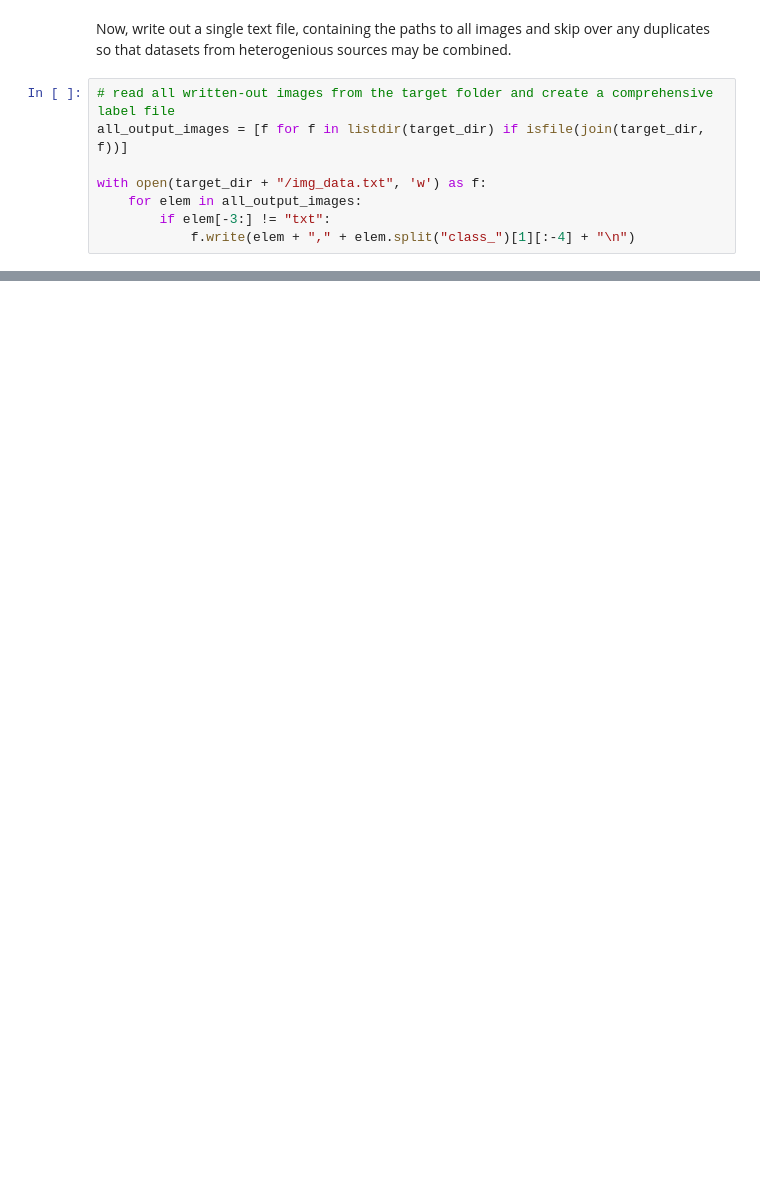
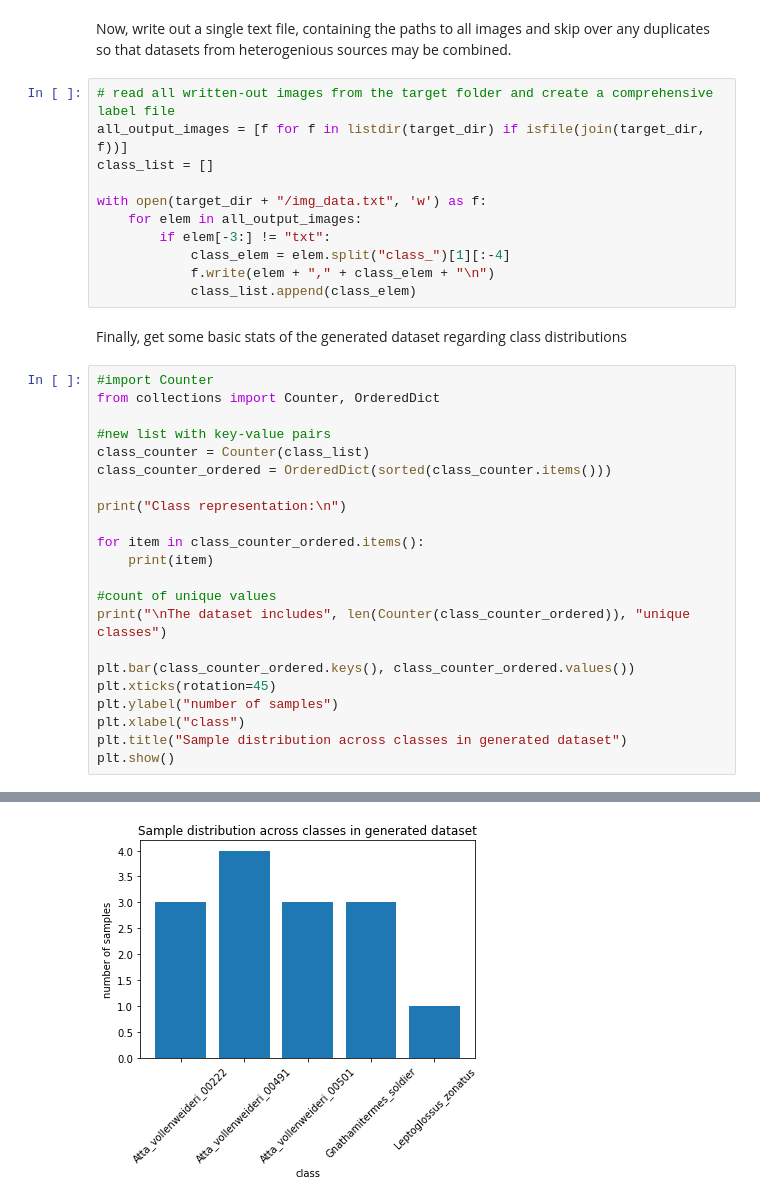
Before and after one commit to evo-biomech/replicAnt, a Jupyter notebook: UE5_parsers/Generate_Classification_Dataset.ipynb, the cells around one changed output, grey strips where cells are left out. Saved outputs shown, nothing was run; the diff lists cells and outputs as text; blank space fills up the shorter version.

Commit message:
Added basic class distribution display

```diff
--- a/UE5_parsers/Generate_Classification_Dataset.ipynb
+++ b/UE5_parsers/Generate_Classification_Dataset.ipynb
@@ -341,8 +378,36 @@ Now, write out a single text file, containing the paths to all images and skip o
 # %%
 # read all written-out images from the target folder and create a comprehensive label file
 all_output_images = [f for f in listdir(target_dir) if isfile(join(target_dir, f))]
+class_list = []
 
 with open(target_dir + "/img_data.txt", 'w') as f:
     for elem in all_output_images:
         if elem[-3:] != "txt":
-            f.write(elem + "," + elem.split("class_")[1][:-4] + "\n")
+            class_elem = elem.split("class_")[1][:-4]
+            f.write(elem + "," + class_elem + "\n")
+            class_list.append(class_elem)
+# %% [markdown]
+Finally, get some basic stats of the generated dataset regarding class distributions
+# %%
+#import Counter
+from collections import Counter, OrderedDict
+
+#new list with key-value pairs
+class_counter = Counter(class_list)
+class_counter_ordered = OrderedDict(sorted(class_counter.items()))
+
+print("Class representation:\n")
+
+for item in class_counter_ordered.items():
+    print(item)
+
+#count of unique values
+print("\nThe dataset includes", len(Counter(class_counter_ordered)), "unique classes")
+
+plt.bar(class_counter_ordered.keys(), class_counter_ordered.values())
+plt.xticks(rotation=45)
+plt.ylabel("number of samples")
+plt.xlabel("class")
+plt.title("Sample distribution across classes in generated dataset")
+plt.show()
+# %% [output]
@@ -348,0 +423 @@ with open(target_dir + "/img_data.txt", 'w') as f:
+[figure, added]
```
Also changed, not shown: parts of 5 cells of this notebook.
